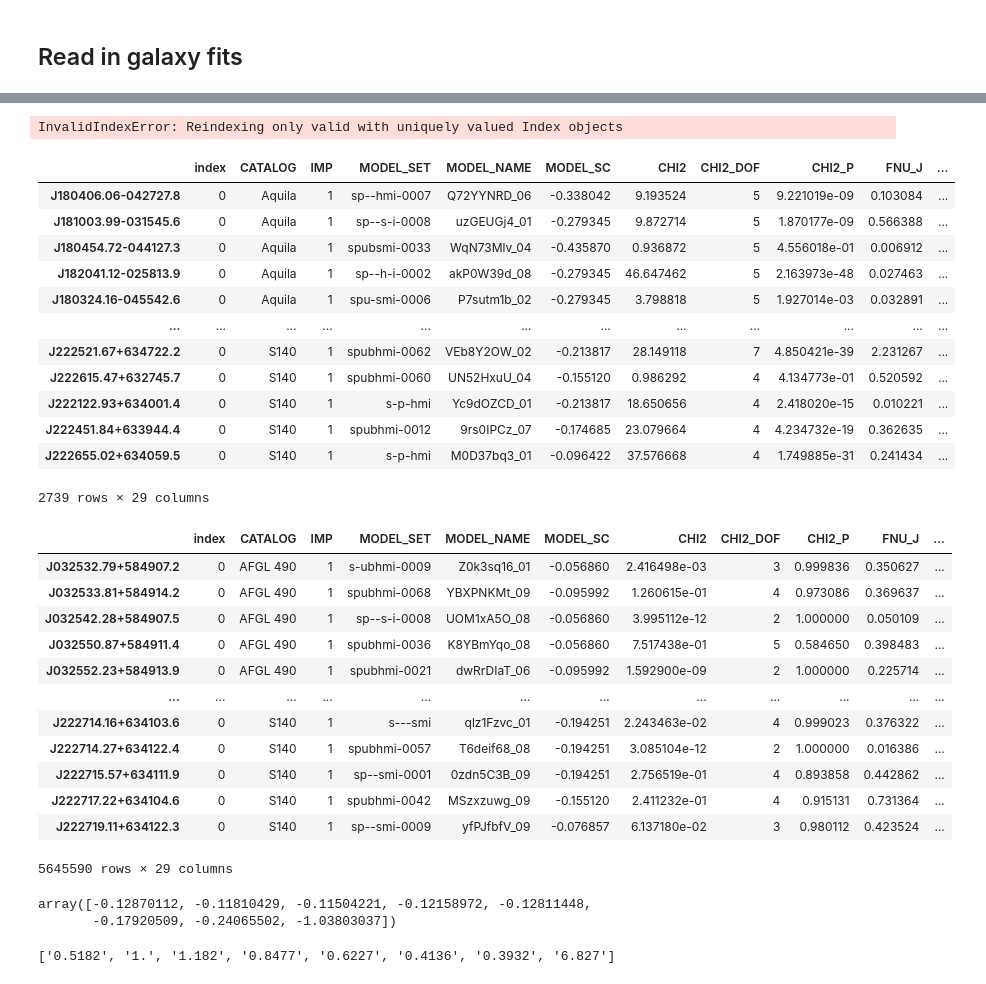
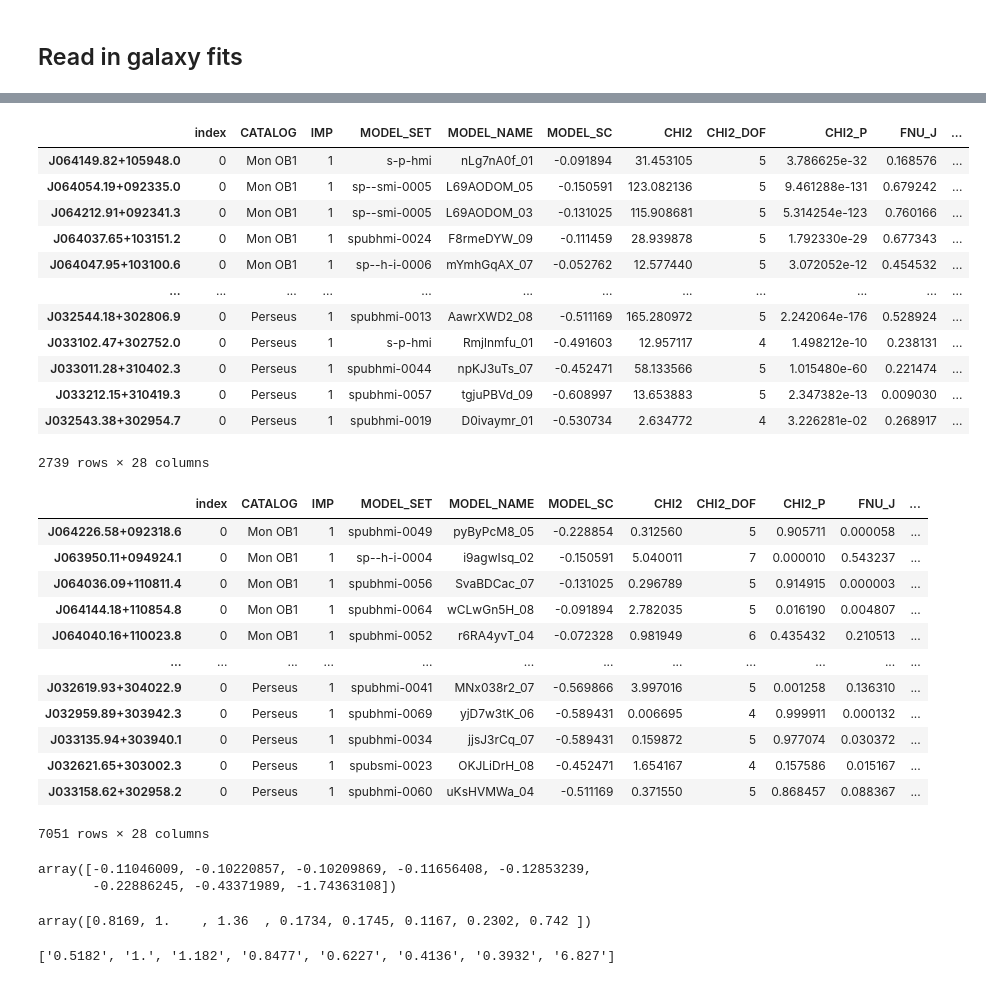
Before and after one commit to jridenba/REU-Notebooks, a Jupyter notebook: imputation comparisons.ipynb, the cells around one changed output, grey strips where cells are left out. Drawn from its saved outputs; the diff is of its cells as text; code cells hidden in the pictures.

```diff
--- a/imputation comparisons.ipynb
+++ b/imputation comparisons.ipynb
@@ -26,8 +30,8 @@ ysolist
  'SESNA_IMPUTE_JakeTop1_AFGL 490.feather',
  'SESNA_IMPUTE_JakeTop1_Perseus.feather']
 # %%
-df1 = pd.read_feather('../data/processed/JakeTop1/SESNA_IMPUTE_JakeTop1_AFGL 490.feather')
-df2 = pd.read_feather('../data/processed/JakeTop1/SESNA_IMPUTE_JakeTop1_Aquila.feather')
+df1 = pd.read_feather('../data/processed/JakeTop1/'+ysolist[0])
+df2 = pd.read_feather('../data/processed/JakeTop1/'+ysolist[1])
 df3 = pd.read_feather('../data/processed/JakeTop1/'+ysolist[2])
 df4 = pd.read_feather('../data/processed/JakeTop1/'+ysolist[3])
 df5 = pd.read_feather('../data/processed/JakeTop1/'+ysolist[4])
@@ -60,2 +78,6 @@ yso.set_index('SESNA_NAME')
 # %%
-gals = pd.read_pickle('../data/processed/Second_Models_Fnu/SESNAFITS2_0_to_564558.pkl')
+try:
+    gal = pd.read_pickle('../data/processed/Second_Models_Fnu/SESNAFITS2_564559_to_1129117.pkl')
+except EOFError:
+    print("EOF Error")
+gal
@@ -62,5 +106,5 @@ gals = pd.read_pickle('../data/processed/Second_Models_Fnu/SESNAFITS2_0_to_56455
 # %%
-gals.set_index('ID')
+gal1.set_index('ID')
 # %% [output]
 |  | Model | Model Fluxes | Source Flux | Valid | Chi^2 | Chi^2 DOF | Av | Scale |
 | ID |  |  |  |  |  |  |  |  |
@@ -78,47 +122,52 @@ gals.set_index('ID')
 564559 rows × 8 columns
 # %%
+# Create a combination dataframe of both YSOs and galaxies to compare directly.
 combo = pd.concat([yso.set_index('SESNA_NAME'),gals.set_index('ID')],axis = 1)
-# %% [output]
-InvalidIndexError: Reindexing only valid with uniquely valued Index objects
 # %%
-combo[(combo['Label'] == 19) & (combo['CHI2_DOF'] < 8) & (combo['Chi^2'] != 'NaN')].sort_values('Chi^2')
+combo[(combo['Label'] == 19) & (combo['CHI2_DOF'] < 8)]
 # %% [output]
 |  | index | CATALOG | IMP | MODEL_SET | MODEL_NAME | MODEL_SC | CHI2 | CHI2_DOF | CHI2_P | FNU_J | ... |
-| J180406.06-042727.8 | 0 | Aquila | 1 | sp--hmi-0007 | Q72YYNRD_06 | -0.338042 | 9.193524 | 5 | 9.221019e-09 | 0.103084 | ... |
-| J181003.99-031545.6 | 0 | Aquila | 1 | sp--s-i-0008 | uzGEUGj4_01 | -0.279345 | 9.872714 | 5 | 1.870177e-09 | 0.566388 | ... |
-| J180454.72-044127.3 | 0 | Aquila | 1 | spubsmi-0033 | WqN73Mlv_04 | -0.435870 | 0.936872 | 5 | 4.556018e-01 | 0.006912 | ... |
-| J182041.12-025813.9 | 0 | Aquila | 1 | sp--h-i-0002 | akP0W39d_08 | -0.279345 | 46.647462 | 5 | 2.163973e-48 | 0.027463 | ... |
-| J180324.16-045542.6 | 0 | Aquila | 1 | spu-smi-0006 | P7sutm1b_02 | -0.279345 | 3.798818 | 5 | 1.927014e-03 | 0.032891 | ... |
+| J064149.82+105948.0 | 0 | Mon OB1 | 1 | s-p-hmi | nLg7nA0f_01 | -0.091894 | 31.453105 | 5 | 3.786625e-32 | 0.168576 | ... |
+| J064054.19+092335.0 | 0 | Mon OB1 | 1 | sp--smi-0005 | L69AODOM_05 | -0.150591 | 123.082136 | 5 | 9.461288e-131 | 0.679242 | ... |
+| J064212.91+092341.3 | 0 | Mon OB1 | 1 | sp--smi-0005 | L69AODOM_03 | -0.131025 | 115.908681 | 5 | 5.314254e-123 | 0.760166 | ... |
+| J064037.65+103151.2 | 0 | Mon OB1 | 1 | spubhmi-0024 | F8rmeDYW_09 | -0.111459 | 28.939878 | 5 | 1.792330e-29 | 0.677343 | ... |
+| J064047.95+103100.6 | 0 | Mon OB1 | 1 | sp--h-i-0006 | mYmhGqAX_07 | -0.052762 | 12.577440 | 5 | 3.072052e-12 | 0.454532 | ... |
 | ... | ... | ... | ... | ... | ... | ... | ... | ... | ... | ... | ... |
-| J222521.67+634722.2 | 0 | S140 | 1 | spubhmi-0062 | VEb8Y2OW_02 | -0.213817 | 28.149118 | 7 | 4.850421e-39 | 2.231267 | ... |
-| J222615.47+632745.7 | 0 | S140 | 1 | spubhmi-0060 | UN52HxuU_04 | -0.155120 | 0.986292 | 4 | 4.134773e-01 | 0.520592 | ... |
-| J222122.93+634001.4 | 0 | S140 | 1 | s-p-hmi | Yc9dOZCD_01 | -0.213817 | 18.650656 | 4 | 2.418020e-15 | 0.010221 | ... |
-| J222451.84+633944.4 | 0 | S140 | 1 | spubhmi-0012 | 9rs0IPCz_07 | -0.174685 | 23.079664 | 4 | 4.234732e-19 | 0.362635 | ... |
-| J222655.02+634059.5 | 0 | S140 | 1 | s-p-hmi | M0D37bq3_01 | -0.096422 | 37.576668 | 4 | 1.749885e-31 | 0.241434 | ... |
+| J032544.18+302806.9 | 0 | Perseus | 1 | spubhmi-0013 | AawrXWD2_08 | -0.511169 | 165.280972 | 5 | 2.242064e-176 | 0.528924 | ... |
+| J033102.47+302752.0 | 0 | Perseus | 1 | s-p-hmi | Rmjlnmfu_01 | -0.491603 | 12.957117 | 4 | 1.498212e-10 | 0.238131 | ... |
+| J033011.28+310402.3 | 0 | Perseus | 1 | spubhmi-0044 | npKJ3uTs_07 | -0.452471 | 58.133566 | 5 | 1.015480e-60 | 0.221474 | ... |
+| J033212.15+310419.3 | 0 | Perseus | 1 | spubhmi-0057 | tgjuPBVd_09 | -0.608997 | 13.653883 | 5 | 2.347382e-13 | 0.009030 | ... |
+| J032543.38+302954.7 | 0 | Perseus | 1 | spubhmi-0019 | D0ivaymr_01 | -0.530734 | 2.634772 | 4 | 3.226281e-02 | 0.268917 | ... |
-2739 rows × 29 columns
+2739 rows × 28 columns
 # %%
 combo[combo['Label'] == 29]
 # %% [output]
 |  | index | CATALOG | IMP | MODEL_SET | MODEL_NAME | MODEL_SC | CHI2 | CHI2_DOF | CHI2_P | FNU_J | ... |
-| J032532.79+584907.2 | 0 | AFGL 490 | 1 | s-ubhmi-0009 | Z0k3sq16_01 | -0.056860 | 2.416498e-03 | 3 | 0.999836 | 0.350627 | ... |
-| J032533.81+584914.2 | 0 | AFGL 490 | 1 | spubhmi-0068 | YBXPNKMt_09 | -0.095992 | 1.260615e-01 | 4 | 0.973086 | 0.369637 | ... |
-| J032542.28+584907.5 | 0 | AFGL 490 | 1 | sp--s-i-0008 | UOM1xA5O_08 | -0.056860 | 3.995112e-12 | 2 | 1.000000 | 0.050109 | ... |
-| J032550.87+584911.4 | 0 | AFGL 490 | 1 | spubhmi-0036 | K8YBmYqo_08 | -0.056860 | 7.517438e-01 | 5 | 0.584650 | 0.398483 | ... |
-| J032552.23+584913.9 | 0 | AFGL 490 | 1 | spubhmi-0021 | dwRrDIaT_06 | -0.095992 | 1.592900e-09 | 2 | 1.000000 | 0.225714 | ... |
+| J064226.58+092318.6 | 0 | Mon OB1 | 1 | spubhmi-0049 | pyByPcM8_05 | -0.228854 | 0.312560 | 5 | 0.905711 | 0.000058 | ... |
+| J063950.11+094924.1 | 0 | Mon OB1 | 1 | sp--h-i-0004 | i9agwIsq_02 | -0.150591 | 5.040011 | 7 | 0.000010 | 0.543237 | ... |
+| J064036.09+110811.4 | 0 | Mon OB1 | 1 | spubhmi-0056 | SvaBDCac_07 | -0.131025 | 0.296789 | 5 | 0.914915 | 0.000003 | ... |
+| J064144.18+110854.8 | 0 | Mon OB1 | 1 | spubhmi-0064 | wCLwGn5H_08 | -0.091894 | 2.782035 | 5 | 0.016190 | 0.004807 | ... |
+| J064040.16+110023.8 | 0 | Mon OB1 | 1 | spubhmi-0052 | r6RA4yvT_04 | -0.072328 | 0.981949 | 6 | 0.435432 | 0.210513 | ... |
 | ... | ... | ... | ... | ... | ... | ... | ... | ... | ... | ... | ... |
-| J222714.16+634103.6 | 0 | S140 | 1 | s---smi | qlz1Fzvc_01 | -0.194251 | 2.243463e-02 | 4 | 0.999023 | 0.376322 | ... |
-| J222714.27+634122.4 | 0 | S140 | 1 | spubhmi-0057 | T6deif68_08 | -0.194251 | 3.085104e-12 | 2 | 1.000000 | 0.016386 | ... |
-| J222715.57+634111.9 | 0 | S140 | 1 | sp--smi-0001 | 0zdn5C3B_09 | -0.194251 | 2.756519e-01 | 4 | 0.893858 | 0.442862 | ... |
-| J222717.22+634104.6 | 0 | S140 | 1 | spubhmi-0042 | MSzxzuwg_09 | -0.155120 | 2.411232e-01 | 4 | 0.915131 | 0.731364 | ... |
-| J222719.11+634122.3 | 0 | S140 | 1 | sp--smi-0009 | yfPJfbfV_09 | -0.076857 | 6.137180e-02 | 3 | 0.980112 | 0.423524 | ... |
+| J032619.93+304022.9 | 0 | Perseus | 1 | spubhmi-0041 | MNx038r2_07 | -0.569866 | 3.997016 | 5 | 0.001258 | 0.136310 | ... |
+| J032959.89+303942.3 | 0 | Perseus | 1 | spubhmi-0069 | yjD7w3tK_06 | -0.589431 | 0.006695 | 4 | 0.999911 | 0.000132 | ... |
+| J033135.94+303940.1 | 0 | Perseus | 1 | spubhmi-0034 | jjsJ3rCq_07 | -0.589431 | 0.159872 | 5 | 0.977074 | 0.030372 | ... |
+| J032621.65+303002.3 | 0 | Perseus | 1 | spubsmi-0023 | OKJLiDrH_08 | -0.452471 | 1.654167 | 4 | 0.157586 | 0.015167 | ... |
+| J033158.62+302958.2 | 0 | Perseus | 1 | spubhmi-0060 | uKsHVMWa_04 | -0.511169 | 0.371550 | 5 | 0.868457 | 0.088367 | ... |
-5645590 rows × 29 columns
+7051 rows × 28 columns
 # %%
 import matplotlib.pyplot as plt
+# %%
+np.array(combo['Model Fluxes']['J032804.41+583540.8'])[0]
+# %% [output]
+array([-0.11046009, -0.10220857, -0.10209869, -0.11656408, -0.12853239,
+       -0.22886245, -0.43371989, -1.74363108])
 # %%
 np.array(combo['Model Fluxes']['J032804.41+583540.8'][2:].split(']')[0].split()).astype(float)
-# %% [output]
-array([-0.12870112, -0.11810429, -0.11504221, -0.12158972, -0.12811448,
-       -0.17920509, -0.24065502, -1.03803037])
+# %%
+combo['Source Flux']['J180324.16-045542.6']
+# %% [output]
+array([0.8169, 1.    , 1.36  , 0.1734, 0.1745, 0.1167, 0.2302, 0.742 ])
 # %%
 combo['Source Flux'][sourcenum][1:-1].split()
 # %% [output]
```
Also changed, not shown: parts of 13 cells of this notebook, 9 other files.
